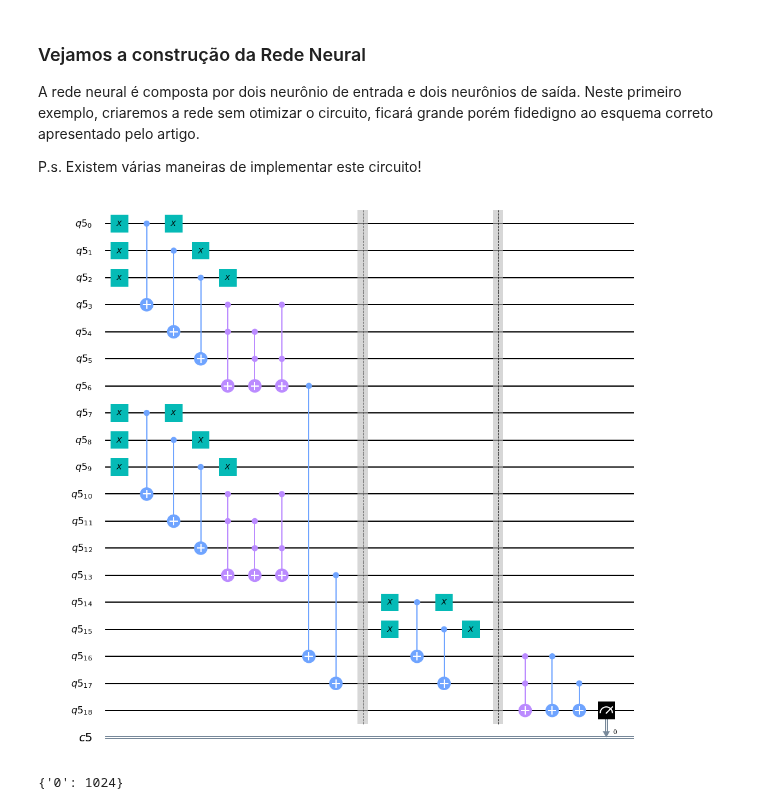
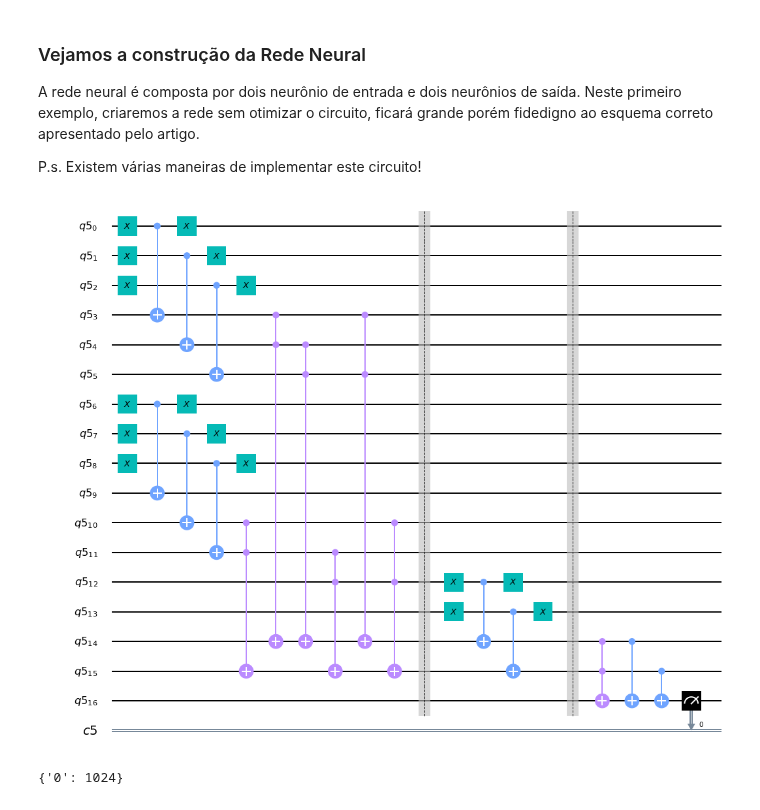
Before and after one commit to adjs/comp-quantica, a Jupyter notebook: projetos/2019-05/Resumo Artigo Sobre QBNN.ipynb, the cells around one changed output. Drawn from its saved outputs; the diff is of its cells as text; code cells hidden in the pictures.

Commit message:
fixed and reduce qubits number

```diff
--- a/projetos/2019-05/Resumo Artigo Sobre QBNN.ipynb
+++ b/projetos/2019-05/Resumo Artigo Sobre QBNN.ipynb
@@ -267,10 +265,13 @@ Isso pode ser conseguido através da construção de um análogo quântico de um
 *Observe o código abaixo:*
 # %%
 # Essa função cria a majority definida para um perceptron com 3 entradas.
-def activationFunction(circuit, listaQubit):
-    circuit.ccx(listaQubit[0], listaQubit[1], listaQubit[3])
-    circuit.ccx(listaQubit[1], listaQubit[2], listaQubit[3])
-    circuit.ccx(listaQubit[0], listaQubit[2], listaQubit[3])
+def activationFunction(circuit, listaQubit, controled = None):
+    aux = listaQubit[3]
+    if controled != None:
+        aux = controled
+    circuit.ccx(listaQubit[0], listaQubit[1], aux)
+    circuit.ccx(listaQubit[1], listaQubit[2], aux)
+    circuit.ccx(listaQubit[0], listaQubit[2], aux)
 # %% [markdown]
 O número de portas necessárias é dimensionado, pois o coeficiente binomial **N** escolhe **N/2**.
 
@@ -440,40 +437,38 @@ Neste primeiro exemplo, criaremos a rede sem otimizar o circuito, ficará grande
 P.s. Existem várias maneiras de implementar este circuito!
 # %%
 # Supondo que os valores iniciais são |0>
-qWI = QuantumRegister(19)
+qWI = QuantumRegister(17)
 c = ClassicalRegister(1)
 # Construindo o circuito
 circuit = qiskit.QuantumCircuit(qWI, c)
 # Definindo a quantidade de inputs
 qtd_input = 3
 
 # Então, aqui temos a implementação do primeiro perceptron com 3 entradas.
 [multiplyWeightInput(circuit, qWI[i], qWI[i + qtd_input]) for i in range(qtd_input)]
 
 # Vejamos o segundo perceptron que também tem 3 entradas.
-[multiplyWeightInput(circuit, qWI[i], qWI[i + qtd_input]) for i in range(7, 10)]
+[multiplyWeightInput(circuit, qWI[i], qWI[i + qtd_input]) for i in range(6, 9)]
 
-activationFunction(circuit, qWI[3:7])
-activationFunction(circuit, qWI[10:14])
-circuit.cx(qWI[6], qWI[16])
-circuit.cx(qWI[13], qWI[17])
+activationFunction(circuit, qWI[3:7], qWI[14])
+activationFunction(circuit, qWI[10:14], qWI[15])
 circuit.barrier()
 
-multiplyWeightInput(circuit, qWI[14], qWI[16])
-multiplyWeightInput(circuit, qWI[15], qWI[17])
+multiplyWeightInput(circuit, qWI[12], qWI[14])
+multiplyWeightInput(circuit, qWI[13], qWI[15])
 circuit.barrier()
 
-circuit.ccx(qWI[16], qWI[17], qWI[18])
-circuit.cx(qWI[16], qWI[18])
-circuit.cx(qWI[17], qWI[18])
+circuit.ccx(qWI[14], qWI[15], qWI[16])
+circuit.cx(qWI[14], qWI[16])
+circuit.cx(qWI[15], qWI[16])
 
-circuit.measure(qWI[18], c[0])
+circuit.measure(qWI[16], c[0])
 
 # -----------------------------------------
 # Ver o circuit desenhado
 circuit.draw(output="mpl")
 # %% [output]
-[figure, old version]
+[figure, new version]
 # %%
 job = qiskit.execute(circuit, backend,)
 result = job.result()
```
Also changed, not shown: parts of 22 cells of this notebook.
